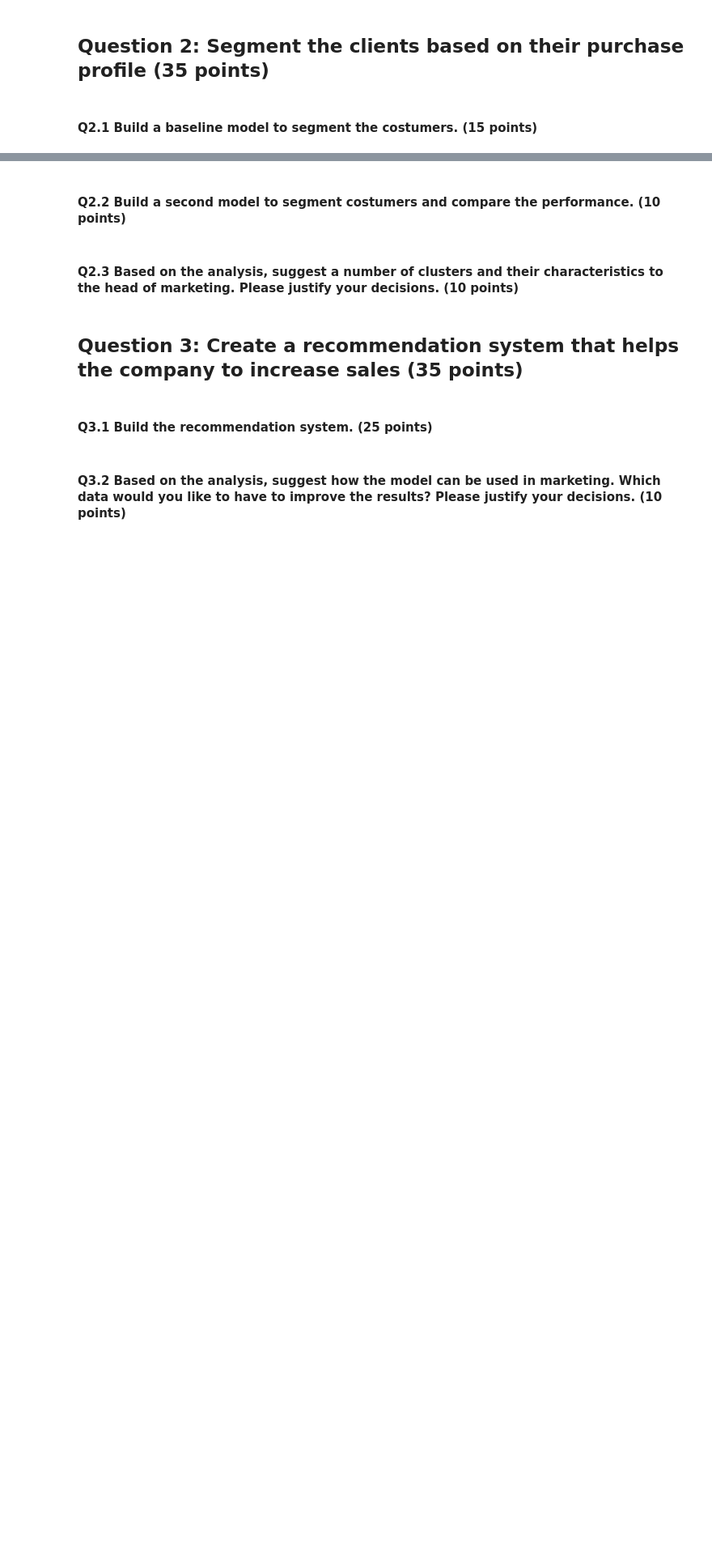
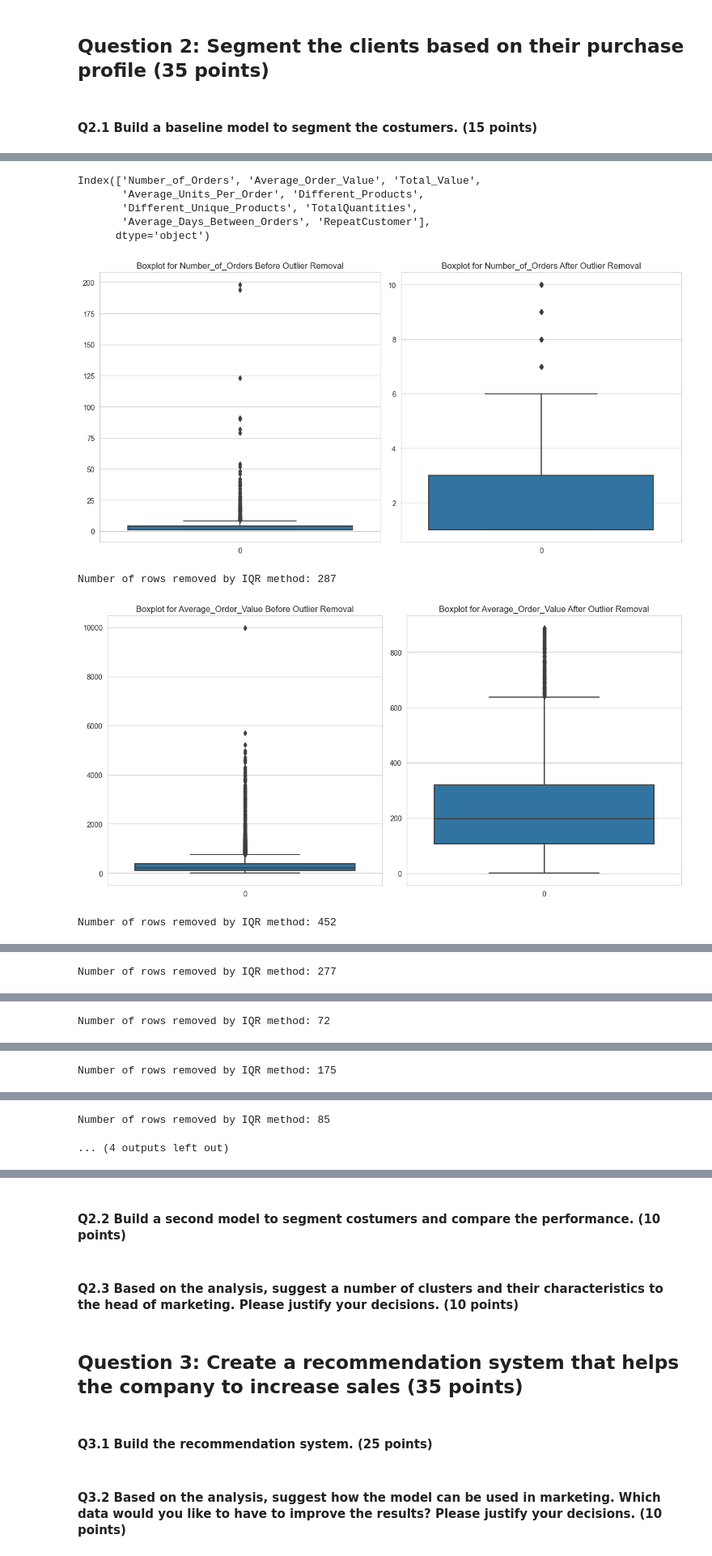
Before and after one commit to xxashwoodxx/Retail, a Jupyter notebook: Assignment 2 FarTrend.ipynb, the cells around one changed output, grey strips where cells are left out. Shown at 81% size. Drawn from its saved outputs; the diff is of its cells as text; code cells hidden in the pictures; blank space fills up the shorter version.

```diff
--- a/Assignment 2 FarTrend.ipynb
+++ b/Assignment 2 FarTrend.ipynb
@@ -644,0 +976,39 @@ Handling outliers, especially for machine learning models and within a business
+# %%
+features_final.columns
+# %% [output]
+Index(['Number_of_Orders', 'Average_Order_Value', 'Total_Value',
+       'Average_Units_Per_Order', 'Different_Products',
+       'Different_Unique_Products', 'TotalQuantities',
+       'Average_Days_Between_Orders', 'RepeatCustomer'],
+      dtype='object')
+# %%
+upperbound = 2
+# %%
+features_final_outlier_removal_1 = features_final.copy()
+features_final_outlier_removal_1 = remove_outliers_and_plot(features_final_outlier_removal_1, 'Number_of_Orders', 1.5, upperbound)
+
+features_final_outlier_removal_2 = features_final_outlier_removal_1.copy()
+features_final_outlier_removal_2 = remove_outliers_and_plot(features_final_outlier_removal_2, 'Average_Order_Value', 1.5, upperbound)
+
+features_final_outlier_removal_3 = features_final_outlier_removal_2.copy()
+features_final_outlier_removal_3 = remove_outliers_and_plot(features_final_outlier_removal_3, 'Total_Value', 1.5, upperbound)
+
+features_final_outlier_removal_4 = features_final_outlier_removal_3.copy()
+features_final_outlier_removal_4 = remove_outliers_and_plot(features_final_outlier_removal_4, 'Average_Units_Per_Order', 1.5, upperbound)
+
+features_final_outlier_removal_5 = features_final_outlier_removal_4.copy()
+features_final_outlier_removal_5 = remove_outliers_and_plot(features_final_outlier_removal_5, 'Different_Products', 1.5, upperbound)
+
+features_final_outlier_removal_6 = features_final_outlier_removal_5.copy()
+features_final_outlier_removal_6 = remove_outliers_and_plot(features_final_outlier_removal_6, 'Different_Unique_Products', 1.5,upperbound)
+
+features_final_outlier_removal_7 = features_final_outlier_removal_6.copy()
+features_final_outlier_removal_7 = remove_outliers_and_plot(features_final_outlier_removal_7, 'TotalQuantities', 1.5, upperbound)
+
+features_final_outlier_removal_8 = features_final_outlier_removal_7.copy()
+features_final_outlier_removal_8 = remove_outliers_and_plot(features_final_outlier_removal_8, 'Average_Days_Between_Orders', 1.5,upperbound)
+# %% [output]
+[figure, added]
+Number of rows removed by IQR method: 287
+[figure, added]
+Number of rows removed by IQR method: 452
@@ -644,0 +1016 @@ Handling outliers, especially for machine learning models and within a business
+Number of rows removed by IQR method: 277
@@ -644,0 +1018 @@ Handling outliers, especially for machine learning models and within a business
+Number of rows removed by IQR method: 72
@@ -644,0 +1020 @@ Handling outliers, especially for machine learning models and within a business
+Number of rows removed by IQR method: 175
@@ -644,0 +1022,2 @@ Handling outliers, especially for machine learning models and within a business
+Number of rows removed by IQR method: 85
+... (4 outputs left out)
```
Also changed, not shown: parts of 54 cells of this notebook.
